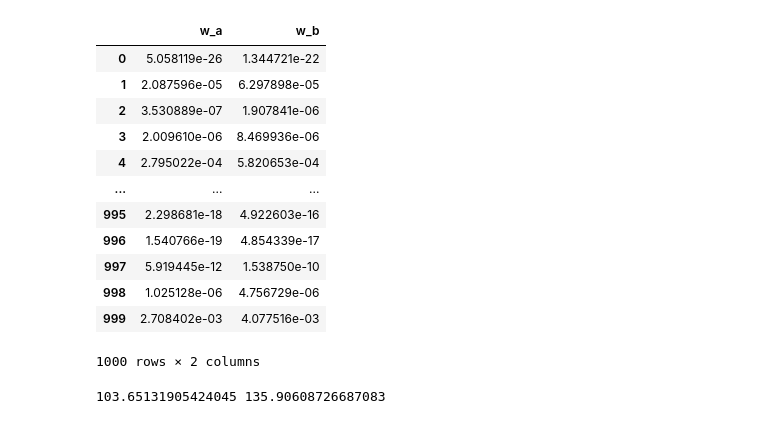
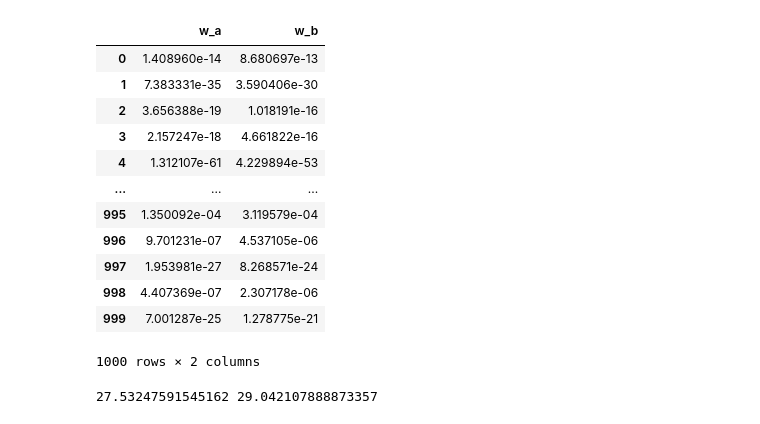
Before and after one commit to LiviReka/Statistics-EM-GMR, a Jupyter notebook: project.ipynb, the cells around one changed output. Cells and saved outputs as stored; diff of their text form; code cells hidden in the pictures.

```diff
--- a/project.ipynb
+++ b/project.ipynb
@@ -91,26 +139,27 @@ probability_a = probability_b = 0.5
 # %%
-w_a = probability_a/np.sqrt(2*np.pi*init_variance_a) * np.exp((-1/(2*init_variance_a) * (df.y - beta_a0 - beta_a1*df.x)**2))
-w_b = (probability_b/np.sqrt(2*np.pi*init_variance_b)) * np.exp((-1/(2*init_variance_b) * (df.y - beta_b0 - beta_b1*df.x)**2))
+w_a = probability_a * (1/np.sqrt(2*np.pi*init_variance_a)) * np.exp((-1/(2*init_variance_a) * (df.y - beta_a0 - beta_a1*df.x)**2))
+w_b = probability_b * (1/np.sqrt(2*np.pi*init_variance_b)) * np.exp((-1/(2*init_variance_b) * (df.y - beta_b0 - beta_b1*df.x)**2))
 
 pd.DataFrame(data={'w_a': w_a, 'w_b': w_b})
 # %% [output]
 |  | w_a | w_b |
-| 0 | 5.058119e-26 | 1.344721e-22 |
-| 1 | 2.087596e-05 | 6.297898e-05 |
-| 2 | 3.530889e-07 | 1.907841e-06 |
-| 3 | 2.009610e-06 | 8.469936e-06 |
-| 4 | 2.795022e-04 | 5.820653e-04 |
+| 0 | 1.408960e-14 | 8.680697e-13 |
+| 1 | 7.383331e-35 | 3.590406e-30 |
+| 2 | 3.656388e-19 | 1.018191e-16 |
+| 3 | 2.157247e-18 | 4.661822e-16 |
+| 4 | 1.312107e-61 | 4.229894e-53 |
 | ... | ... | ... |
-| 995 | 2.298681e-18 | 4.922603e-16 |
-| 996 | 1.540766e-19 | 4.854339e-17 |
-| 997 | 5.919445e-12 | 1.538750e-10 |
-| 998 | 1.025128e-06 | 4.756729e-06 |
-| 999 | 2.708402e-03 | 4.077516e-03 |
+| 995 | 1.350092e-04 | 3.119579e-04 |
+| 996 | 9.701231e-07 | 4.537105e-06 |
+| 997 | 1.953981e-27 | 8.268571e-24 |
+| 998 | 4.407369e-07 | 2.307178e-06 |
+| 999 | 7.001287e-25 | 1.278775e-21 |
 1000 rows × 2 columns
 # %%
-variance_a = (w_a * (df.y - beta_a0 - beta_a1*df.x) ** 2).sum() / 0.5*(w_a.sum())
-variance_b = (w_b * (df.y - beta_b0 - beta_b1*df.x) ** 2).sum() / 0.5*(w_b.sum())
+variance_a = ((w_a * (df.y - beta_a0 - beta_a1*df.x) ** 2) + (w_b*(df.y - beta_b0 - beta_b1*df.x)**2)).sum() / (0.5*(w_a + w_b).sum())
+# variance_a = (w_a * (df.y - beta_a0 - beta_a1*df.x) ** 2).sum() / (0.5*(w_a.sum()))
+variance_b = (w_b * (df.y - beta_b0 - beta_b1*df.x) ** 2).sum() / (0.5*(w_b.sum()))
 
 print(variance_a, variance_b)
 # %% [output]
-103.65131905424045 135.90608726687083
+27.53247591545162 29.042107888873357
```
Also changed, not shown: parts of 7 cells of this notebook.
